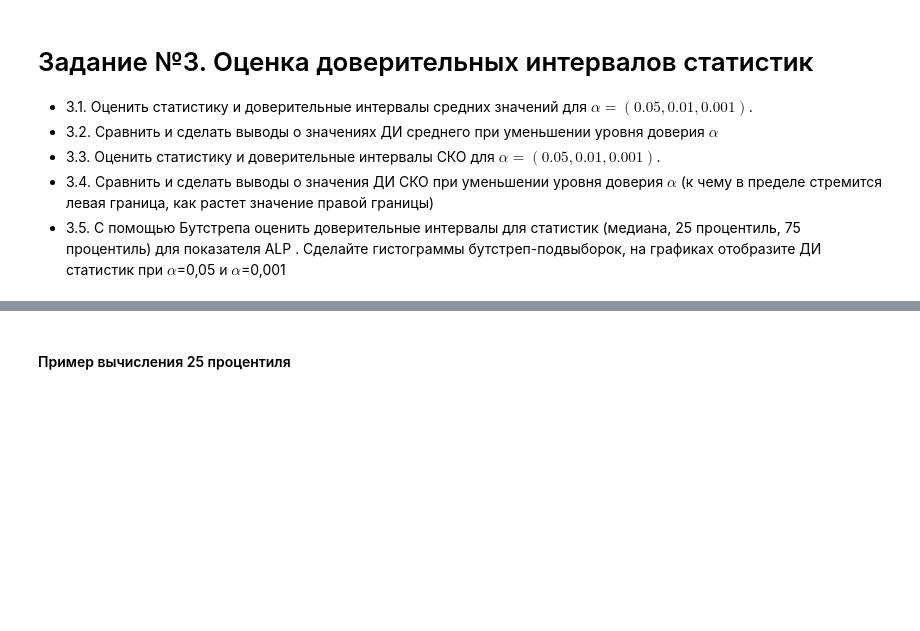
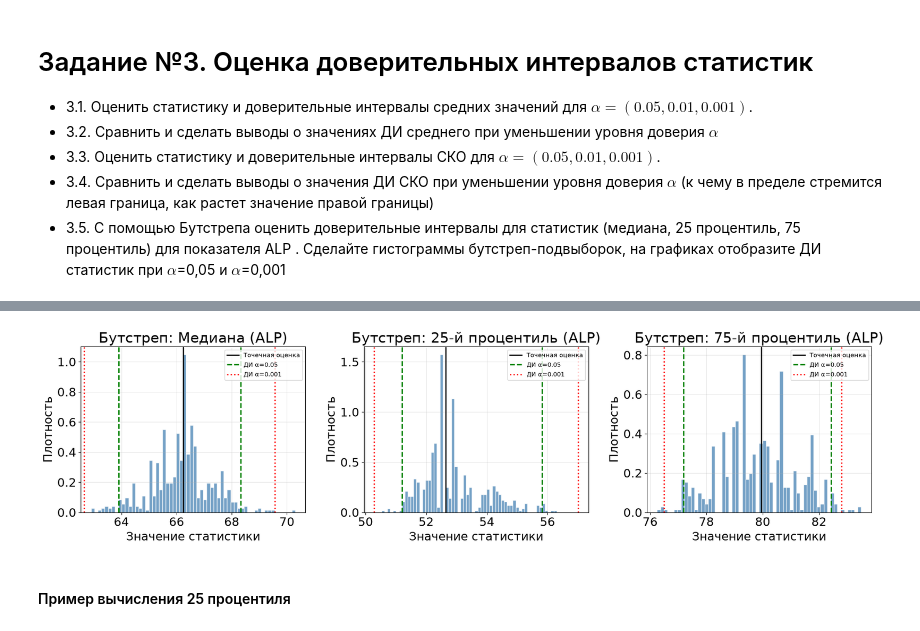
Before and after one commit to ReDanBorn/MathStat, a Jupyter notebook: 4_Доверительные_интервалы_статистик.ipynb, the cells around one changed output, grey strips where cells are left out. Saved outputs shown, nothing was run; the diff lists cells and outputs as text; code cells hidden in the pictures; blank space fills up the shorter version.

```diff
--- a/4_Доверительные_интервалы_статистик.ipynb
+++ b/4_Доверительные_интервалы_статистик.ipynb
@@ -878,3 +929,90 @@ freq              525  362
 - 3.3. Оценить статистику и доверительные интервалы СКО для $\alpha=(0.05, 0.01, 0.001)$.
 - 3.4. Сравнить и сделать выводы о значения ДИ СКО при уменьшении уровня доверия $\alpha$ (к чему в пределе стремится левая граница, как растет значение правой границы)
 - 3.5. С помощью Бутстрепа оценить доверительные интервалы для статистик (медиана, 25 процентиль, 75 процентиль) для показателя ALP . Сделайте гистограммы бутстреп-подвыборок, на графиках отобразите ДИ статистик при $\alpha$=0,05 и $\alpha$=0,001
+# %%
+#------------------ 3.1 -----------------
+print("\n--------------------------- 3.1 -----------------------\n")
+from scipy.stats import t, chi2
+import numpy as np
+import matplotlib.pyplot as plt
+
+alphas = (0.05, 0.01, 0.001)
+numeric_cols = df.select_dtypes(include='number').columns
+
+for col in numeric_cols:
+    x = df[col]
+    n = x.size
+    xbar = float(np.mean(x))
+    s = float(np.std(x, ddof=1))
+    se = s / np.sqrt(n)
+
+    print(f"\n=== {col} ===  n={n}, mean={xbar:.6g}, s={s:.6g}")
+    for alpha in alphas:
+        t_crit = t.ppf(1 - alpha/2, df=n-1)
+        ci_mean = (xbar - t_crit*se, xbar + t_crit*se)
+        print(f"  alpha={alpha}: t_crit={t_crit:.6g}, "f"{int((1-alpha)*1000)/10}%-ДИ среднего = "f"[{ci_mean[0]:.6g}, {ci_mean[1]:.6g}]")
+
+#------------------ 3.3 -----------------
+print("\n--------------------------- 3.3 -----------------------\n")
+for col in numeric_cols:
+    x = df[col]
+    n = x.size
+    s = float(np.std(x, ddof=1))
+
+    print(f"\n=== {col} ===  n={n}, s={s:.6g}")
+    for alpha in alphas:
+        chi2_low  = chi2.ppf(1 - alpha/2, df=n-1)
+        chi2_high = chi2.ppf(alpha/2,     df=n-1)
+
+        var_low  = (n-1) * (s**2) / chi2_low
+        var_high = (n-1) * (s**2) / chi2_high
+
+        sigma_ci = (np.sqrt(var_low), np.sqrt(var_high))
+        print(f"  alpha={alpha}: chi2_low={chi2_low:.6g}, chi2_high={chi2_high:.6g}, "f"{int((1-alpha)*1000)/10}%-ДИ σ = "f"[{sigma_ci[0]:.6g}, {sigma_ci[1]:.6g}]")
+
+#------------------ 3.5 -----------------
+print("\n--------------------------- 3.5 -----------------------\n")
+x = df['ALP']
+n = x.size
+b = n
+
+# готовые функции из файла
+median_x, med_lo05, med_hi05     = bootstrap_interval(x, np.median, alpha=0.05,  seed=42)
+median_x, med_lo001, med_hi001   = bootstrap_interval(x, np.median, alpha=0.001, seed=42)
+
+q25_x, q25_lo05, q25_hi05        = bootstrap_interval(x, lambda v: np.quantile(v, 0.25), alpha=0.05,  seed=42)
+q25_x, q25_lo001, q25_hi001      = bootstrap_interval(x, lambda v: np.quantile(v, 0.25), alpha=0.001, seed=42)
+
+q75_x, q75_lo05, q75_hi05        = bootstrap_interval(x, lambda v: np.quantile(v, 0.75), alpha=0.05,  seed=42)
+q75_x, q75_lo001, q75_hi001      = bootstrap_interval(x, lambda v: np.quantile(v, 0.75), alpha=0.001, seed=42)
+
+print(f"Медиана:            point={median_x:.3f}  " f"α=0.05: [{med_lo05:.3f}; {med_hi05:.3f}]  " f"α=0.001: [{med_lo001:.3f}; {med_hi001:.3f}]")
+print(f"25-й процентиль:    point={q25_x:.3f}  " f"α=0.05: [{q25_lo05:.3f}; {q25_hi05:.3f}]  " f"α=0.001: [{q25_lo001:.3f}; {q25_hi001:.3f}]")
+print(f"75-й процентиль:    point={q75_x:.3f}  " f"α=0.05: [{q75_lo05:.3f}; {q75_hi05:.3f}]  " f"α=0.001: [{q75_lo001:.3f}; {q75_hi001:.3f}]")
+
+# массивы бутстреп-оценок
+x_boot_median = np.array([np.median(np.random.choice(x, n, replace=True)) for _ in range(b)])
+x_boot_q25    = np.array([np.quantile(np.random.choice(x, n, replace=True), 0.25) for _ in range(b)])
+x_boot_q75    = np.array([np.quantile(np.random.choice(x, n, replace=True), 0.75) for _ in range(b)])
+
+fig, axes = plt.subplots(1, 3, figsize=(18, 5))
+
+panels = [('Медиана',         x_boot_median, median_x, med_lo05,  med_hi05,  med_lo001,  med_hi001),('25-й процентиль', x_boot_q25,    q25_x,    q25_lo05,  q25_hi05,  q25_lo001,  q25_hi001),('75-й процентиль', x_boot_q75,    q75_x,    q75_lo05,  q75_hi05,  q75_lo001,  q75_hi001),]
+
+for ax, (title, arr, point, lo05, hi05, lo001, hi001) in zip(axes, panels):
+    ax.hist(arr, bins=60, color='steelblue', alpha=0.75,
+            edgecolor='white', density=True)
+    ax.axvline(point, color='black', lw=1.8, label='Точечная оценка')
+    ax.axvline(lo05,  color='green', ls='--', lw=2, label='ДИ α=0.05')
+    ax.axvline(hi05,  color='green', ls='--', lw=2)
+    ax.axvline(lo001, color='red',   ls=':',  lw=2, label='ДИ α=0.001')
+    ax.axvline(hi001, color='red',   ls=':',  lw=2)
+    ax.set_title(f'Бутстреп: {title} (ALP)')
+    ax.set_xlabel('Значение статистики')
+    ax.set_ylabel('Плотность')
+    ax.grid(alpha=0.3)
+    ax.legend(fontsize=9)
+
+plt.tight_layout()
+plt.show()
+# %% [output]
@@ -881,3 +1036,4 @@ freq              525  362
+[figure, added]
 # %% [markdown]
 #### Пример вычисления 25 процентиля
 # %%
```
Also changed, not shown: parts of 12 cells of this notebook.
